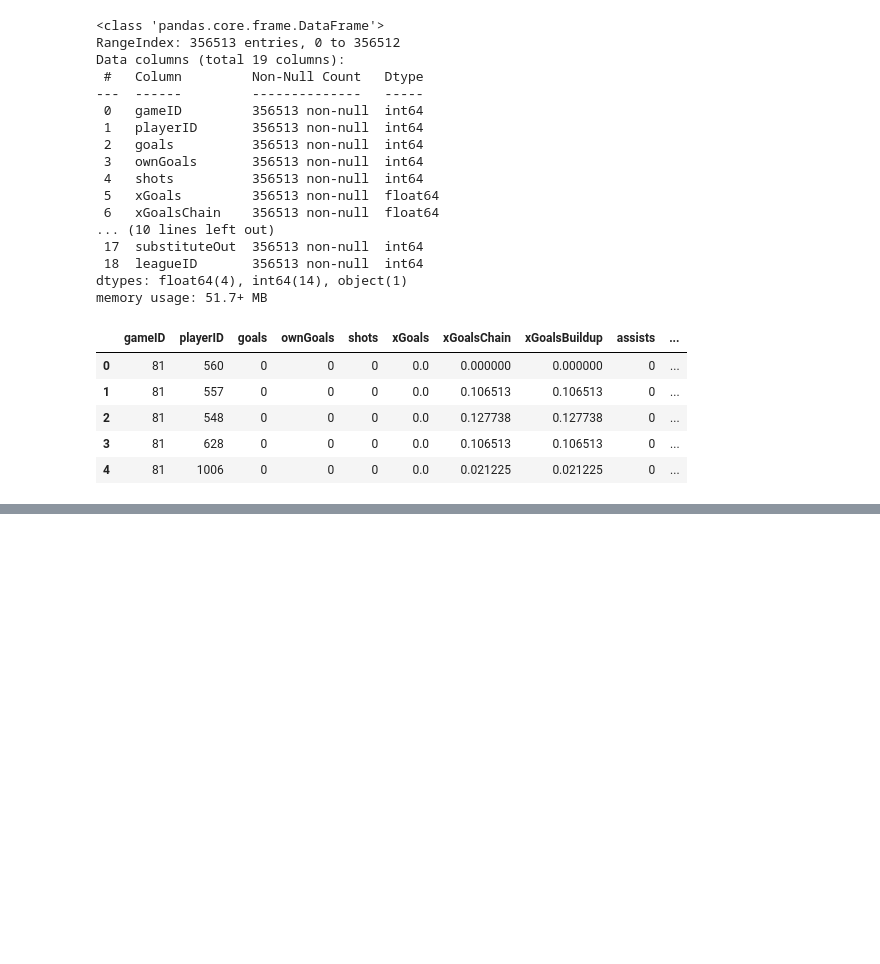
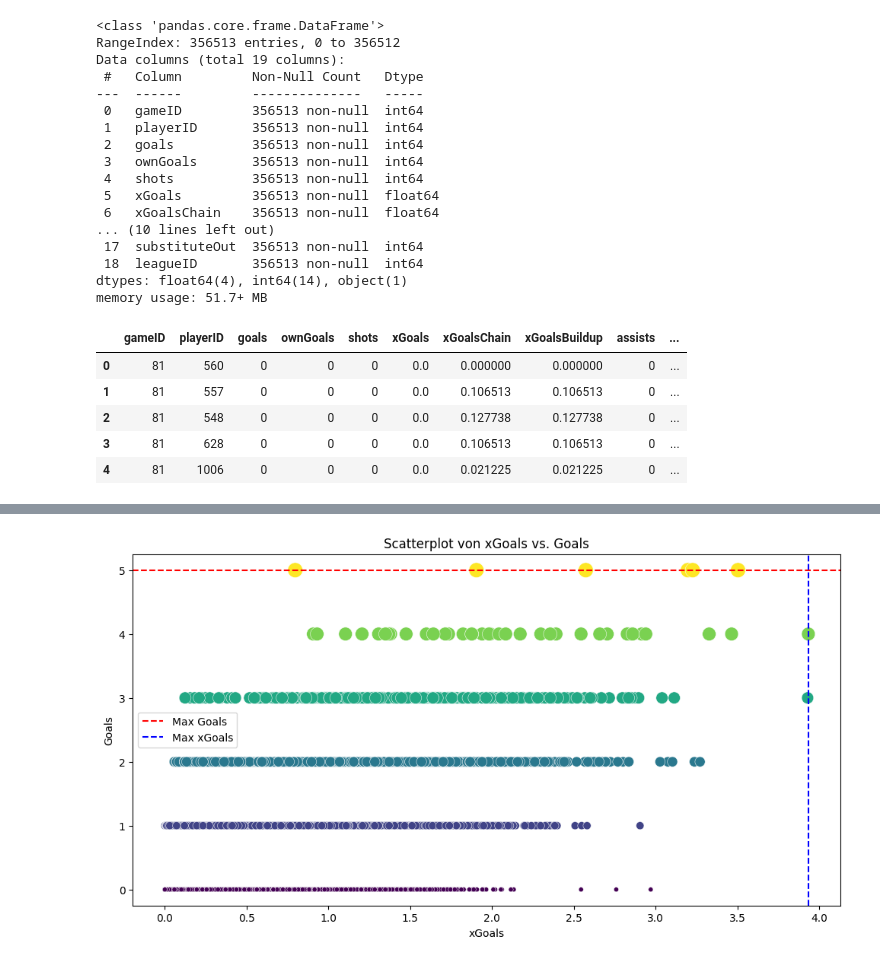
Before and after one commit to hariis-00/group_work, a Jupyter notebook: Data.ipynb, the cells around one changed output, grey strips where cells are left out. Saved outputs shown, nothing was run; the diff lists cells and outputs as text; code cells hidden in the pictures; blank space fills up the shorter version.

```diff
--- a/Data.ipynb
+++ b/Data.ipynb
@@ -274,0 +292,13 @@ plt.show()
+# %%
+# Scatterplot of xGoals and Goals
+plt.figure(figsize=(12, 6))
+sns.scatterplot(x='xGoals', y='goals', data=data_from_mongo, hue='goals', palette='viridis', size='goals', sizes=(20, 200), legend=False)
+plt.title('Scatterplot von xGoals vs. Goals')
+plt.xlabel('xGoals')
+plt.ylabel('Goals')
+plt.axhline(y=data_from_mongo['goals'].max(), color='red', linestyle='--', label='Max Goals')
+plt.axvline(x=data_from_mongo['xGoals'].max(), color='blue', linestyle='--', label='Max xGoals')
+plt.legend()
+plt.show()
+# %% [output]
+[figure, added]
```
Also changed, not shown: parts of 27 cells of this notebook, 10 other files.
